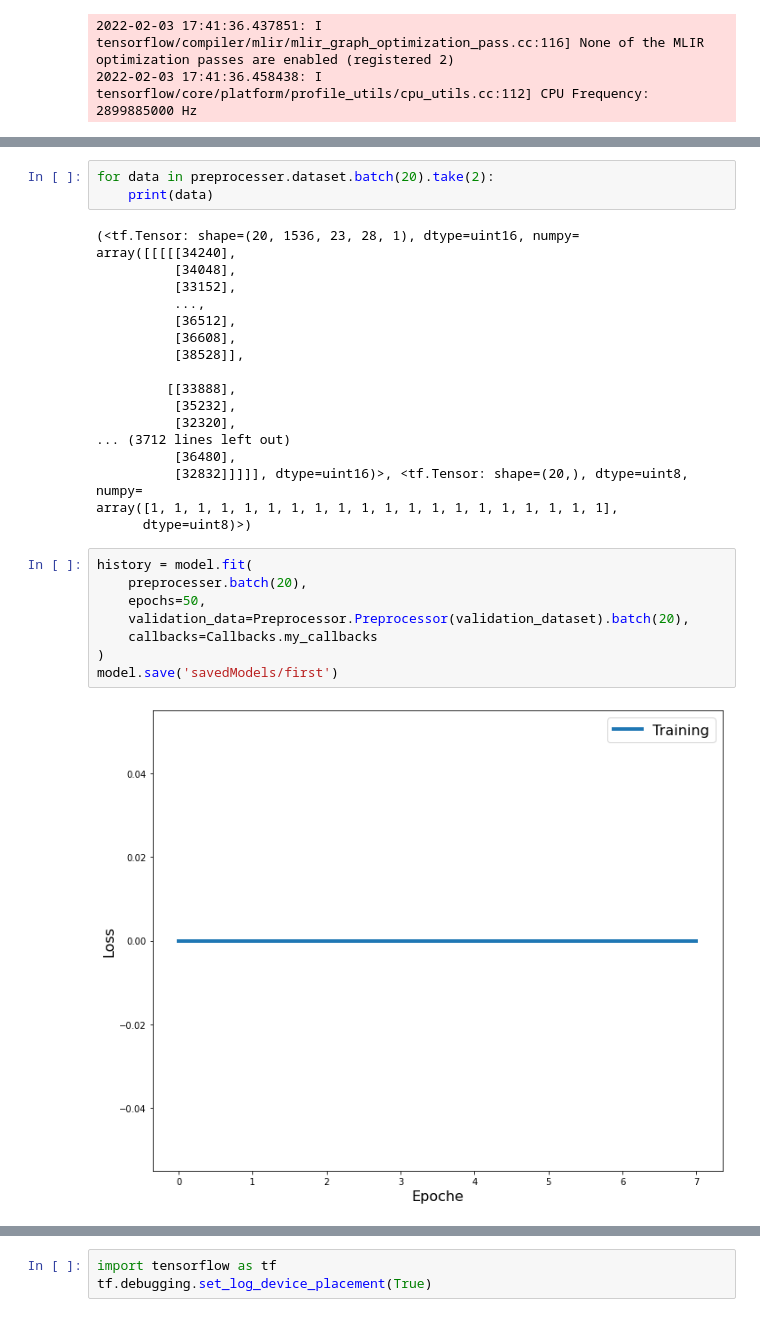
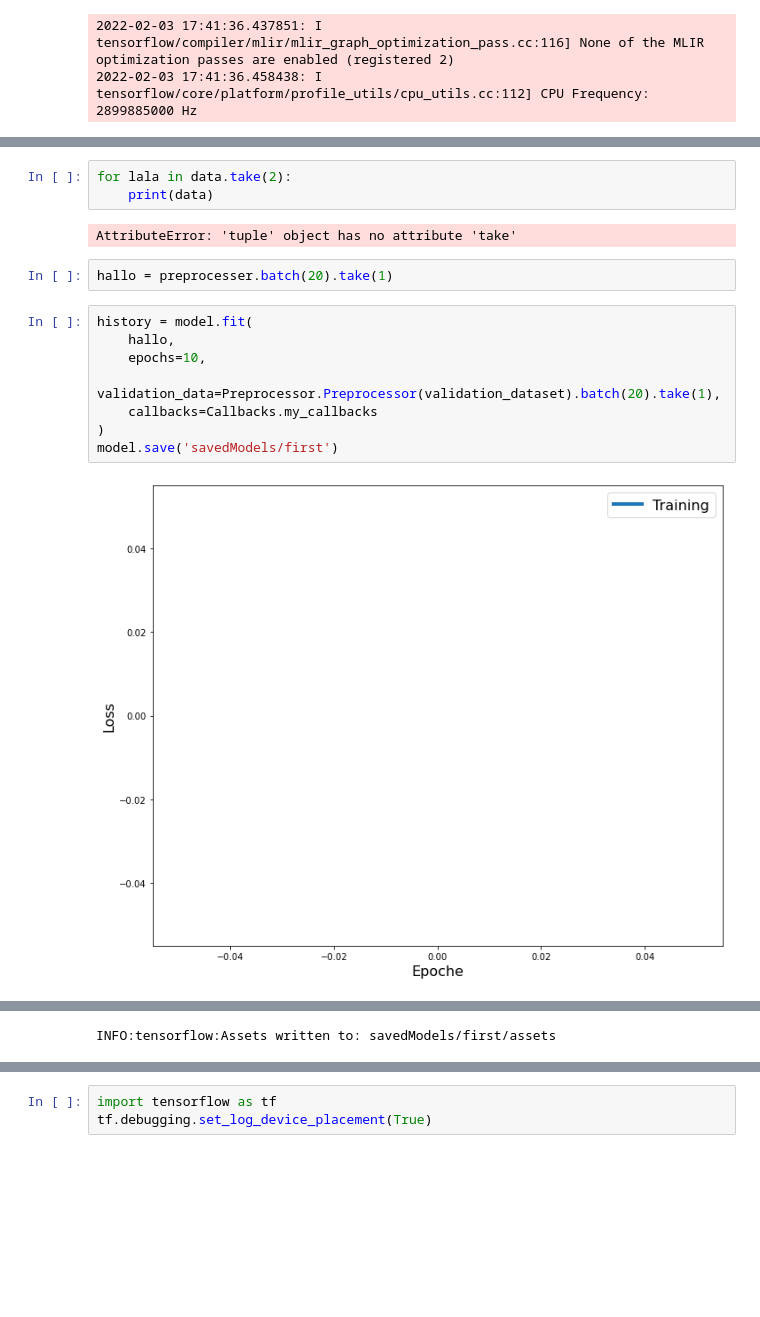
Before and after one commit to LilWeirdProgramms/oct-classifier, a Jupyter notebook: main.ipynb, the cells around one changed output, grey strips where cells are left out. Cells and saved outputs as stored; diff of their text form; blank space fills up the shorter version.

```diff
--- a/main.ipynb
+++ b/main.ipynb
@@ -49,33 +49,19 @@ Trainable params: 1,739,936
 Non-trainable params: 3
 _________________________________________________________________
 # %%
-for data in preprocesser.dataset.batch(20).take(2):
+for lala in data.take(2):
     print(data)
 # %% [output]
-(<tf.Tensor: shape=(20, 1536, 23, 28, 1), dtype=uint16, numpy=
-array([[[[[34240],
-          [34048],
-          [33152],
-          ...,
-          [36512],
-          [36608],
-          [38528]],
-
-         [[33888],
-          [35232],
-          [32320],
-... (3712 lines left out)
-          [36480],
-          [32832]]]]], dtype=uint16)>, <tf.Tensor: shape=(20,), dtype=uint8, numpy=
-array([1, 1, 1, 1, 1, 1, 1, 1, 1, 1, 1, 1, 1, 1, 1, 1, 1, 1, 1, 1],
-      dtype=uint8)>)
+AttributeError: 'tuple' object has no attribute 'take'
+# %%
+hallo = preprocesser.batch(20).take(1)
 # %%
 history = model.fit(
-    preprocesser.batch(20),
-    epochs=50,
-    validation_data=Preprocessor.Preprocessor(validation_dataset).batch(20),
+    hallo,
+    epochs=10,
+    validation_data=Preprocessor.Preprocessor(validation_dataset).batch(20).take(1),
     callbacks=Callbacks.my_callbacks
 )
 model.save('savedModels/first')
 # %% [output]
-[figure, old version]
+[figure, new version]
@@ -82,0 +70 @@ KeyboardInterrupt:
+INFO:tensorflow:Assets written to: savedModels/first/assets
```
Also changed, not shown: parts of 7 cells of this notebook, 9 other files.
